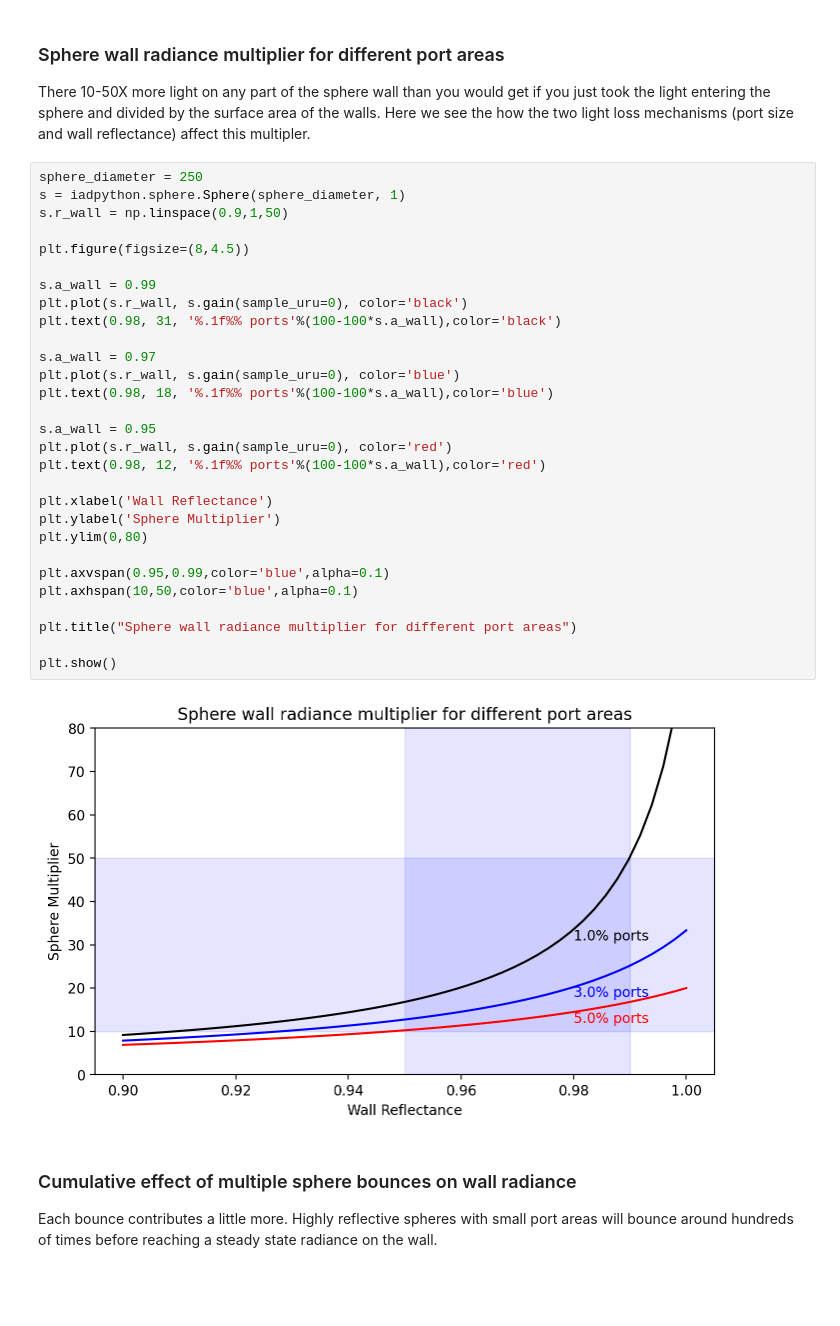
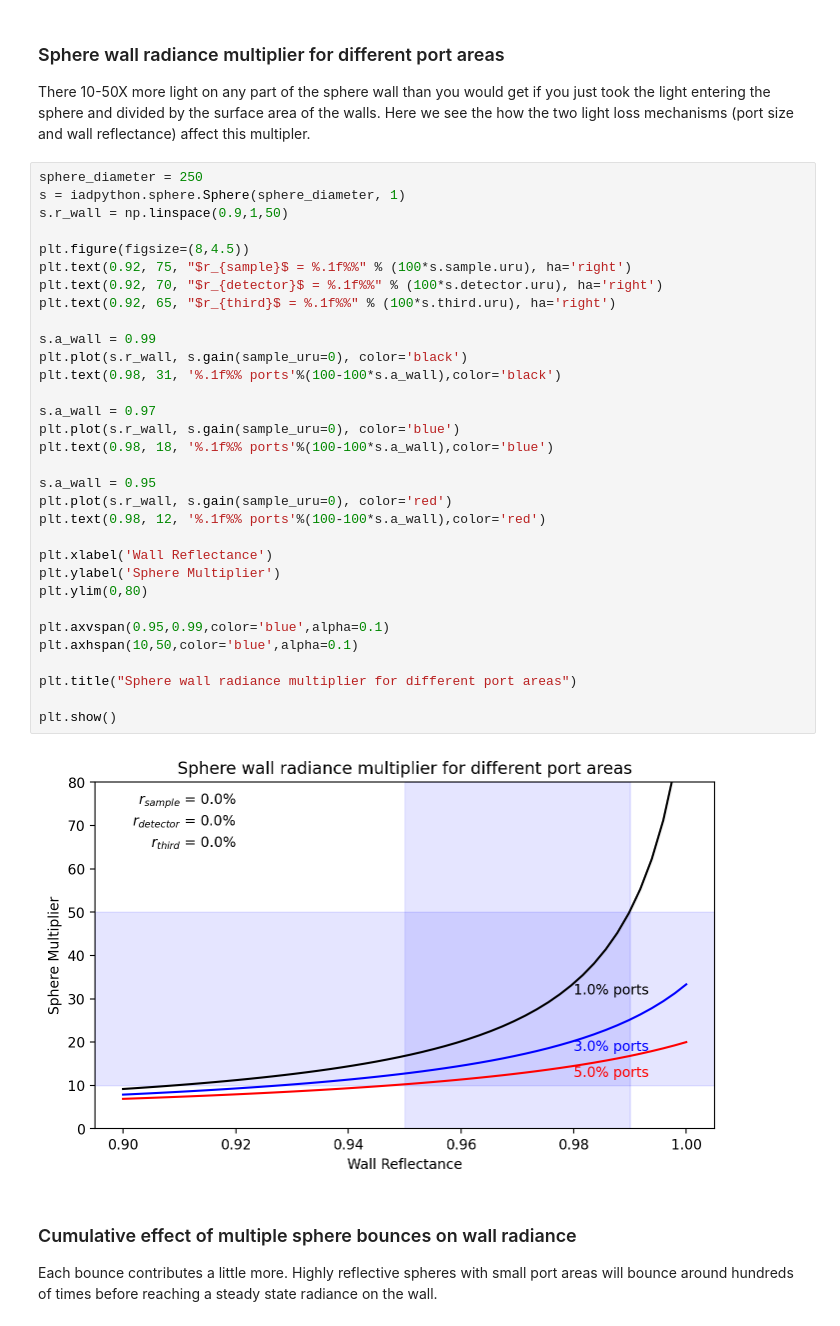
Before and after one commit to scottprahl/iadpython, a Jupyter notebook: docs/sphere-basics.ipynb, the cells around one changed output. Drawn from its saved outputs; the diff is of its cells as text; blank space fills up the shorter version.

```diff
--- a/docs/sphere-basics.ipynb
+++ b/docs/sphere-basics.ipynb
@@ -135,34 +131,37 @@ There 10-50X more light on any part of the sphere wall than you would get if you
 # %%
 sphere_diameter = 250
 s = iadpython.sphere.Sphere(sphere_diameter, 1)
 s.r_wall = np.linspace(0.9,1,50)
 
 plt.figure(figsize=(8,4.5))
+plt.text(0.92, 75, "$r_{sample}$ = %.1f%%" % (100*s.sample.uru), ha='right')
+plt.text(0.92, 70, "$r_{detector}$ = %.1f%%" % (100*s.detector.uru), ha='right')
+plt.text(0.92, 65, "$r_{third}$ = %.1f%%" % (100*s.third.uru), ha='right')
 
 s.a_wall = 0.99
 plt.plot(s.r_wall, s.gain(sample_uru=0), color='black')
 plt.text(0.98, 31, '%.1f%% ports'%(100-100*s.a_wall),color='black')
 
 s.a_wall = 0.97
 plt.plot(s.r_wall, s.gain(sample_uru=0), color='blue')
 plt.text(0.98, 18, '%.1f%% ports'%(100-100*s.a_wall),color='blue')
 
 s.a_wall = 0.95
 plt.plot(s.r_wall, s.gain(sample_uru=0), color='red')
 plt.text(0.98, 12, '%.1f%% ports'%(100-100*s.a_wall),color='red')
 
 plt.xlabel('Wall Reflectance')
 plt.ylabel('Sphere Multiplier')
 plt.ylim(0,80)
 
 plt.axvspan(0.95,0.99,color='blue',alpha=0.1)
 plt.axhspan(10,50,color='blue',alpha=0.1)
 
 plt.title("Sphere wall radiance multiplier for different port areas")
 
 plt.show()
 # %% [output]
-[figure, old version]
+[figure, new version]
 # %% [markdown]
 ### Cumulative effect of multiple sphere bounces on wall radiance
 
```
Also changed, not shown: parts of 7 cells of this notebook, 16 other files.
